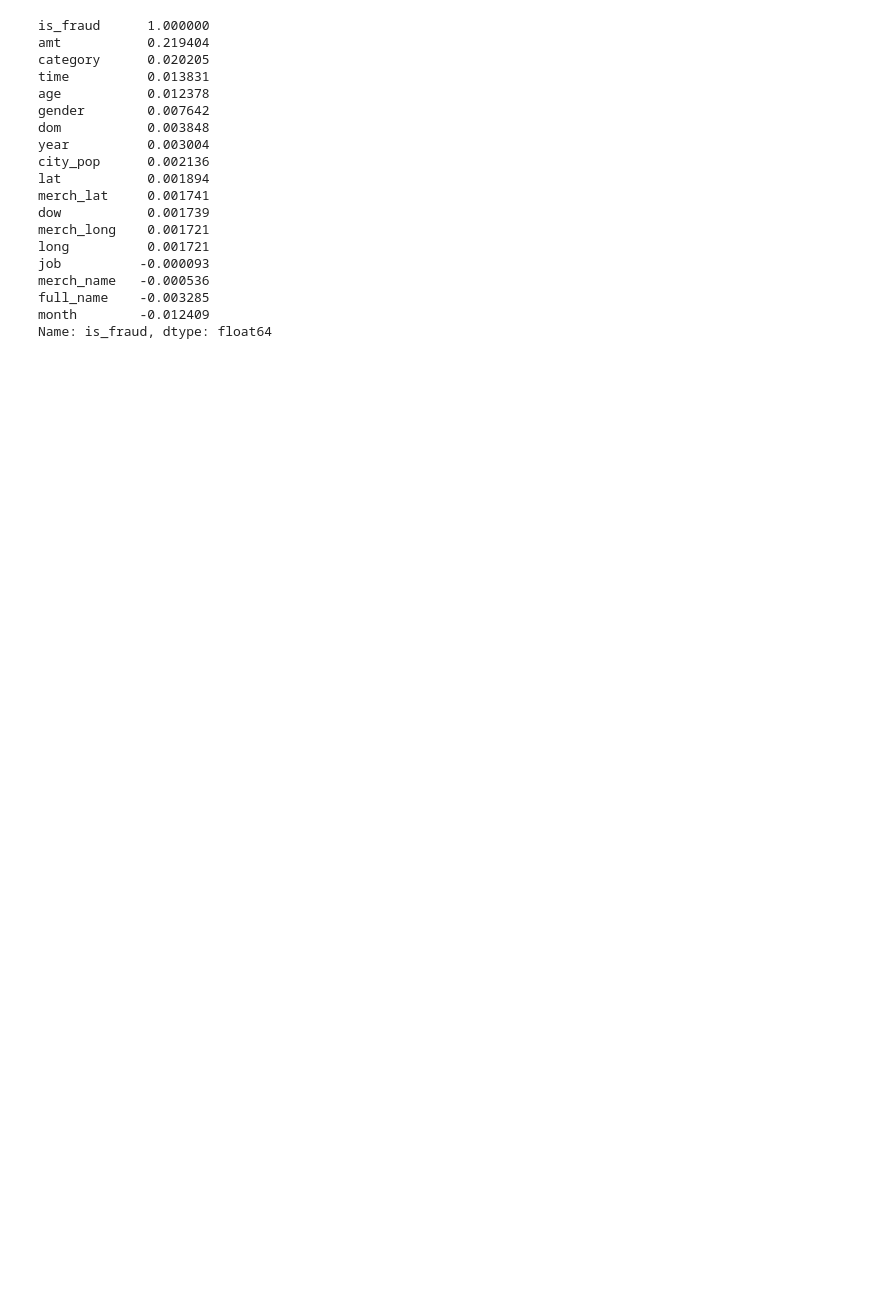
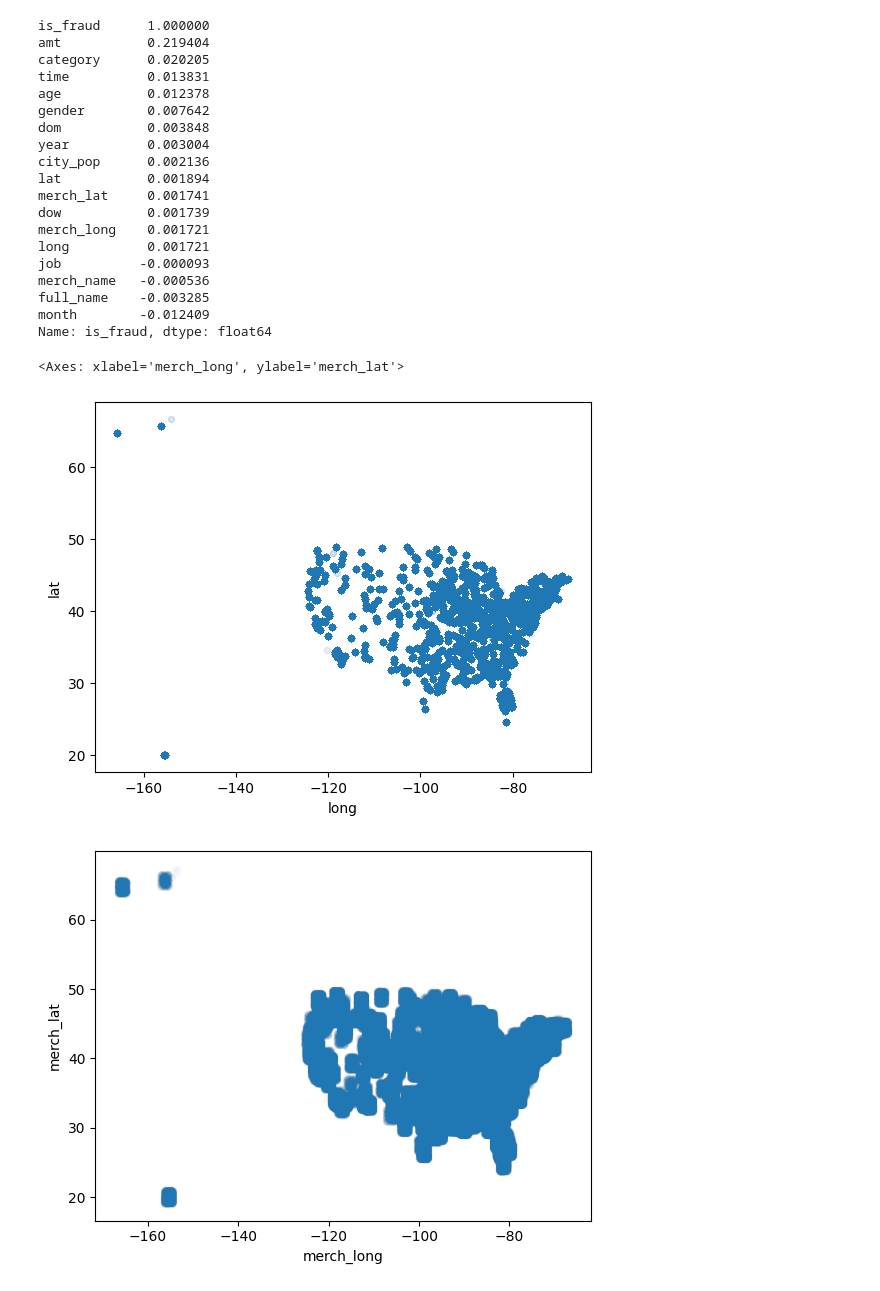
Before and after one commit to SenZmaKi/NyakaMwizi, a Jupyter notebook: nyakamwizi.ipynb, the cells around one changed output. Cells and saved outputs as stored; diff of their text form; code cells hidden in the pictures; blank space fills up the shorter version.

Commit message:
feat: Add visually gained insights

```diff
--- a/nyakamwizi.ipynb
+++ b/nyakamwizi.ipynb
@@ -96,3 +95,11 @@ merch_name   -0.000536
 full_name    -0.003285
 month        -0.012409
 Name: is_fraud, dtype: float64
+# %%
+transactions_encoded.plot(kind="scatter", x="long", y="lat", alpha=0.01)
+transactions_encoded.plot(kind="scatter", x="merch_long", y="merch_lat", alpha=0.01)
+#Both the merchants and customers seem to be around the same country/state
+# %% [output]
+<Axes: xlabel='merch_long', ylabel='merch_lat'>
+[figure, added]
+[figure, added]
```
Also changed, not shown: parts of 13 cells of this notebook.
